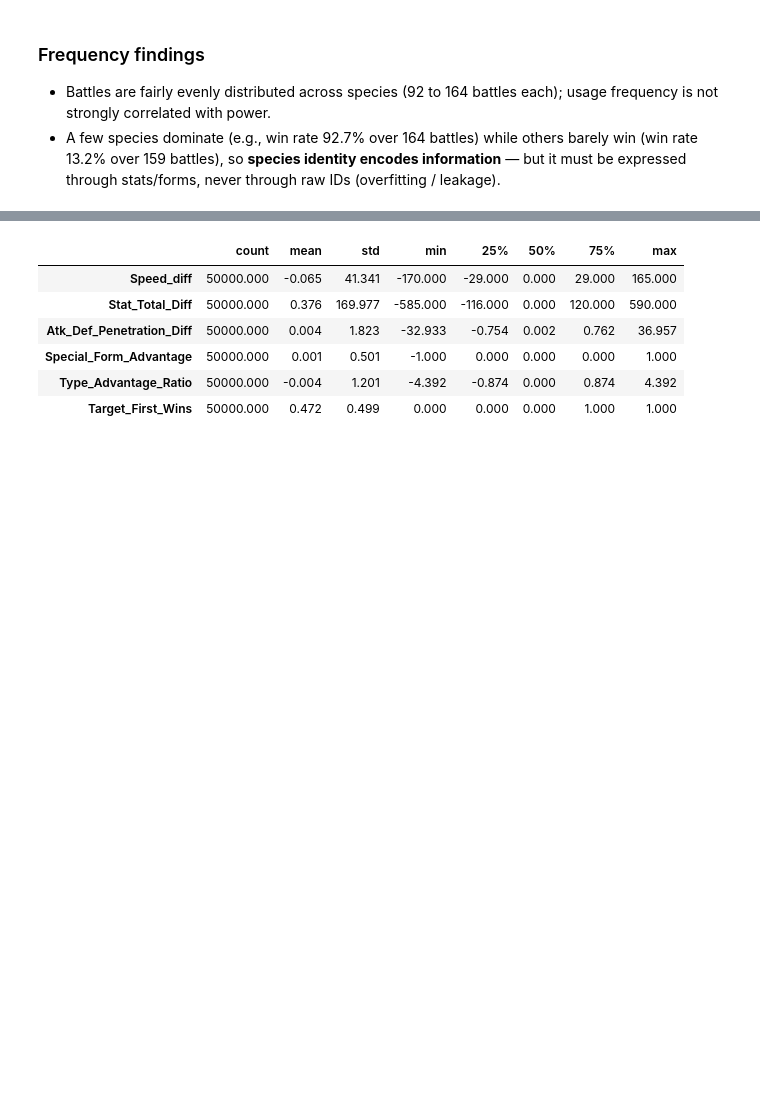
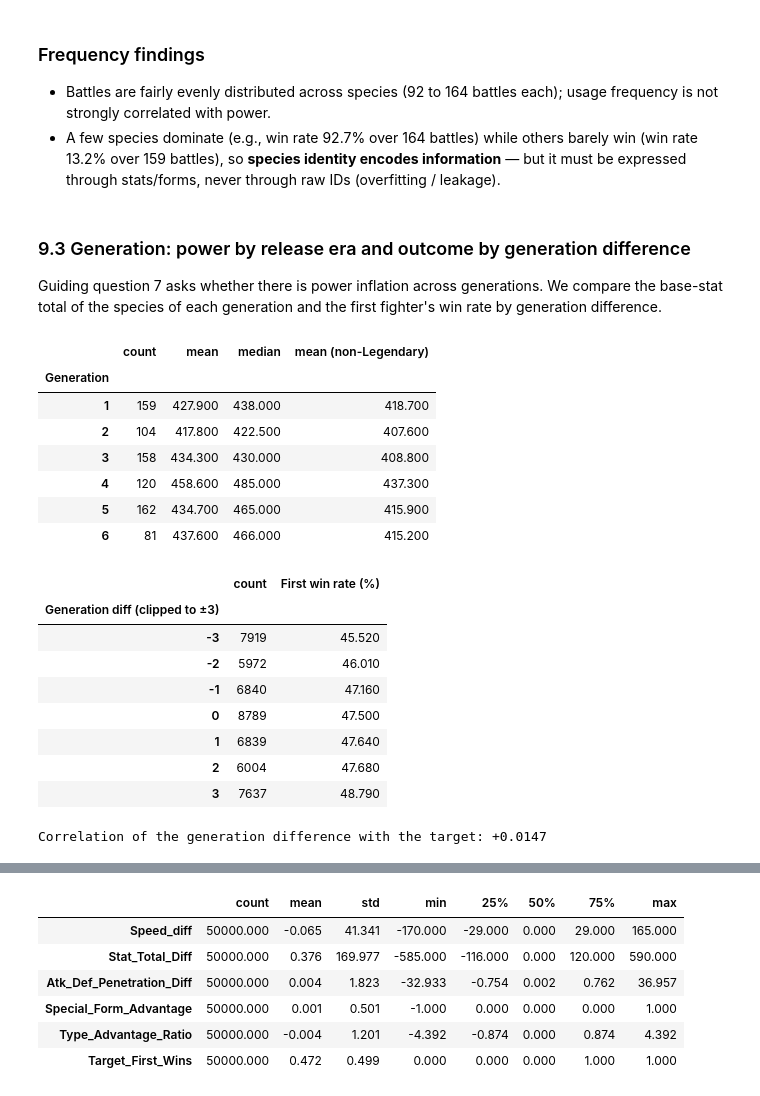
Before and after one commit to errodd/pokemon_battle_winner_predictor, a Jupyter notebook: notebooks/01_eda_pokemon.ipynb, the cells around one changed output, grey strips where cells are left out. Cells and saved outputs as stored; diff of their text form; code cells hidden in the pictures; blank space fills up the shorter version.

```diff
--- a/notebooks/01_eda_pokemon.ipynb
+++ b/notebooks/01_eda_pokemon.ipynb
@@ -900,3 +903,39 @@ Name_first  n_battles  win_rate
 - A few species dominate (e.g., win rate 92.7% over 164 battles) while others barely win (win rate
   13.2% over 159 battles), so **species identity encodes information** — but it must be expressed
   through stats/forms, never through raw IDs (overfitting / leakage).
+# %% [markdown]
+### 9.3 Generation: power by release era and outcome by generation difference
+
+Guiding question 7 asks whether there is power inflation across generations. We compare the base-stat
+total of the species of each generation and the first fighter's win rate by generation difference.
+# %%
+# 9.3 Generation vs power (species level) and vs outcome (battle level)
+gen_power = species.groupby("Generation")["Total"].agg(["count", "mean", "median"]).round(1)
+gen_power["mean (non-Legendary)"] = species[~species["Legendary"]].groupby("Generation")["Total"].mean().round(1)
+display(gen_power)
+
+gen_diff = (df["Generation_first"] - df["Generation_second"]).clip(-3, 3).rename("Generation diff (clipped to ±3)")
+gen_outcome = df.groupby(gen_diff)["Target_First_Wins"].agg(["count", "mean"])
+gen_outcome["First win rate (%)"] = (gen_outcome["mean"] * 100).round(2)
+display(gen_outcome[["count", "First win rate (%)"]])
+print(f"Correlation of the generation difference with the target: "
+      f"{(df['Generation_first'] - df['Generation_second']).corr(df['Target_First_Wins']):+.4f}")
+# %% [output]
+|  | count | mean | median | mean (non-Legendary) |
+| Generation |  |  |  |  |
+| 1 | 159 | 427.900 | 438.000 | 418.700 |
+| 2 | 104 | 417.800 | 422.500 | 407.600 |
+| 3 | 158 | 434.300 | 430.000 | 408.800 |
+| 4 | 120 | 458.600 | 485.000 | 437.300 |
+| 5 | 162 | 434.700 | 465.000 | 415.900 |
+| 6 | 81 | 437.600 | 466.000 | 415.200 |
+|  | count | First win rate (%) |
+| Generation diff (clipped to ±3) |  |  |
+| -3 | 7919 | 45.520 |
+| -2 | 5972 | 46.010 |
+| -1 | 6840 | 47.160 |
+| 0 | 8789 | 47.500 |
+| 1 | 6839 | 47.640 |
+| 2 | 6004 | 47.680 |
+| 3 | 7637 | 48.790 |
+Correlation of the generation difference with the target: +0.0147
```
Also changed, not shown: parts of 7 cells of this notebook.
